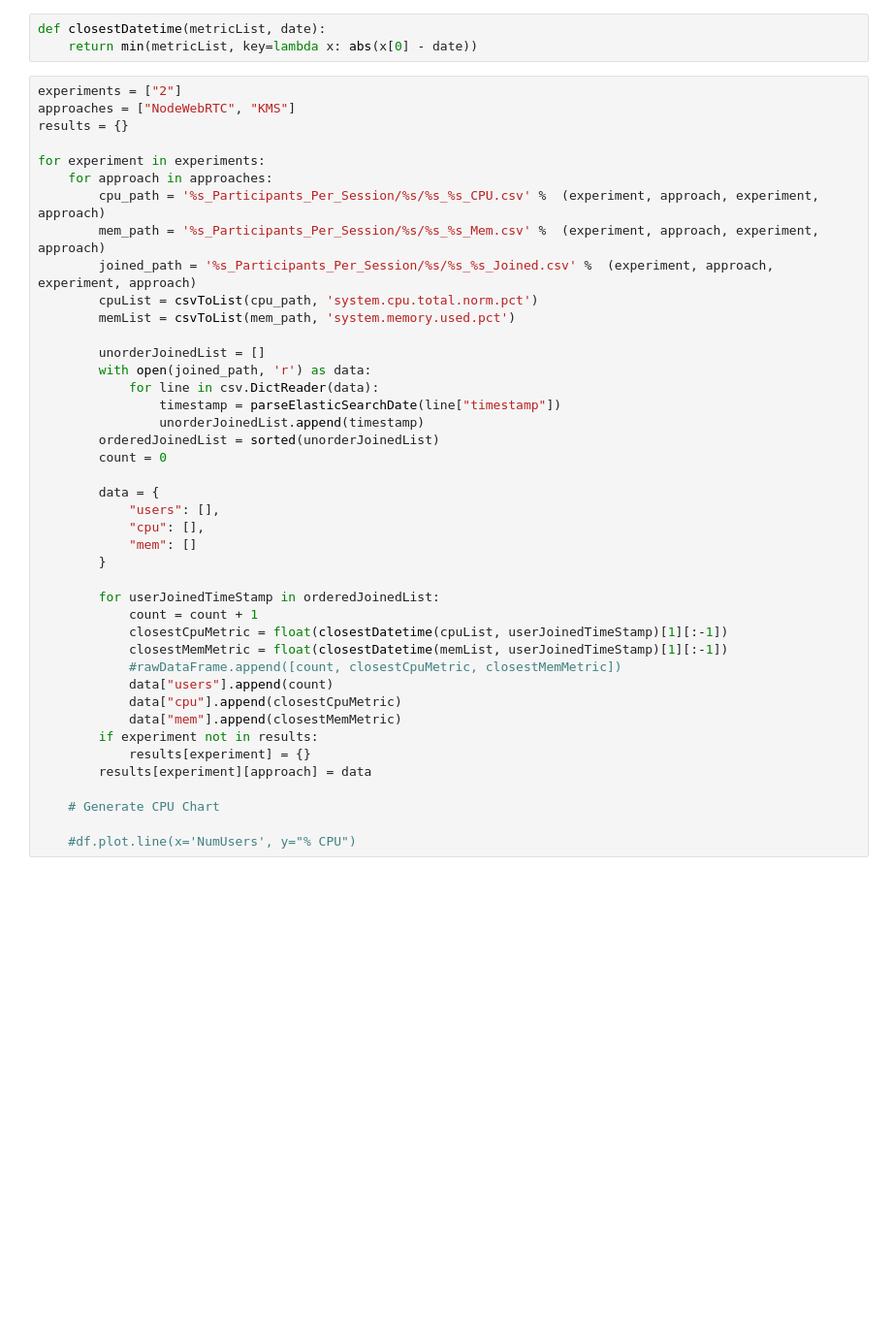
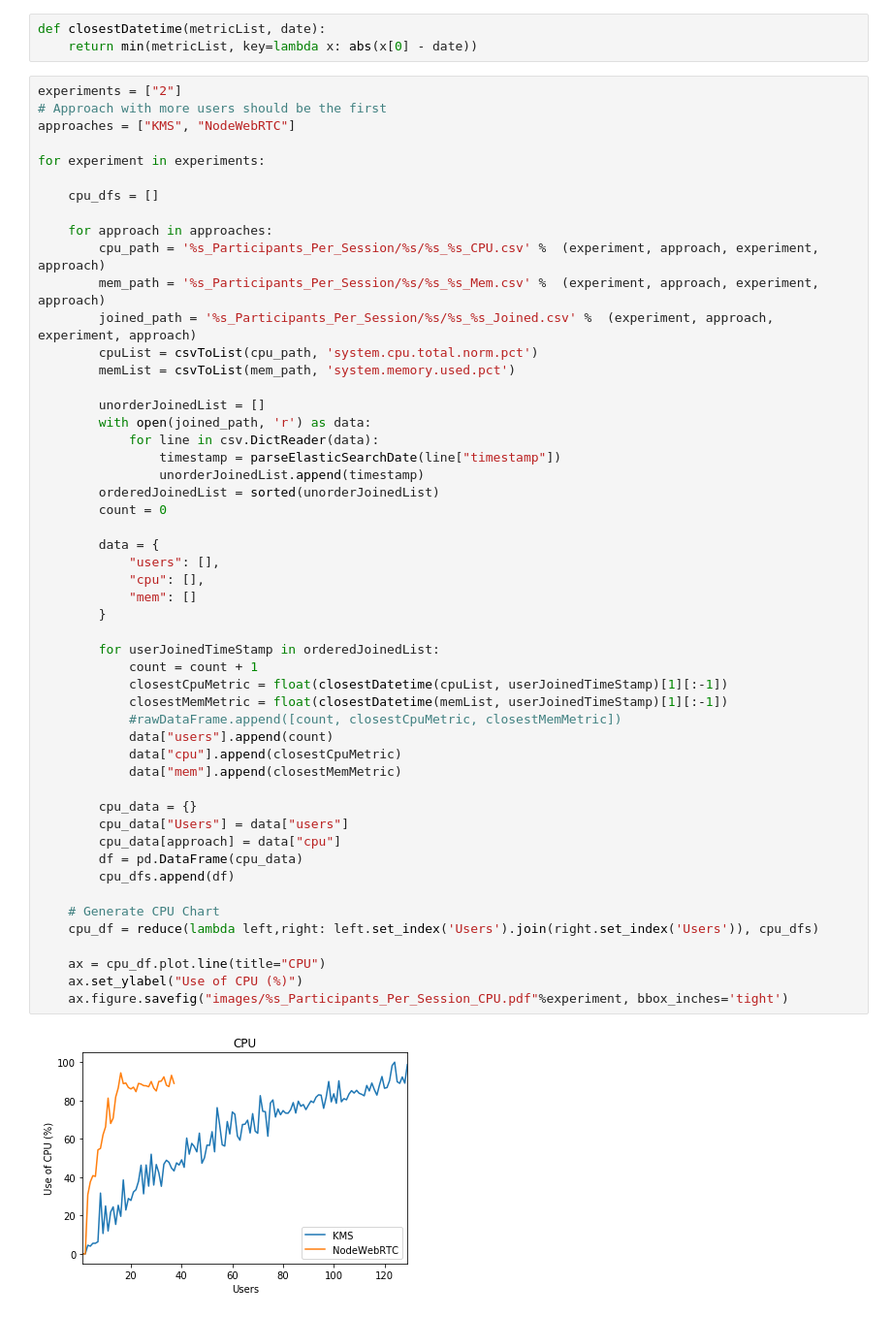
Before and after one commit to Maes95/ChartGenerator_WebRTC, a Jupyter notebook: ChartGenerator.ipynb, the cells around one changed output. Shown at 97% size. Cells and saved outputs as stored; diff of their text form; blank space fills up the shorter version.

```diff
--- a/ChartGenerator.ipynb
+++ b/ChartGenerator.ipynb
@@ -20,44 +20,55 @@ def closestDatetime(metricList, date):
     return min(metricList, key=lambda x: abs(x[0] - date))
 # %%
 experiments = ["2"]
-approaches = ["NodeWebRTC", "KMS"]
-results = {}
+# Approach with more users should be the first
+approaches = ["KMS", "NodeWebRTC"]
 
 for experiment in experiments:
+
+    cpu_dfs = []
+
     for approach in approaches:
         cpu_path = '%s_Participants_Per_Session/%s/%s_%s_CPU.csv' %  (experiment, approach, experiment, approach)
         mem_path = '%s_Participants_Per_Session/%s/%s_%s_Mem.csv' %  (experiment, approach, experiment, approach)
         joined_path = '%s_Participants_Per_Session/%s/%s_%s_Joined.csv' %  (experiment, approach, experiment, approach)
         cpuList = csvToList(cpu_path, 'system.cpu.total.norm.pct')
         memList = csvToList(mem_path, 'system.memory.used.pct')
 
         unorderJoinedList = []
         with open(joined_path, 'r') as data:
             for line in csv.DictReader(data):
                 timestamp = parseElasticSearchDate(line["timestamp"])
                 unorderJoinedList.append(timestamp)
         orderedJoinedList = sorted(unorderJoinedList)
         count = 0
 
         data = {
             "users": [],
             "cpu": [],
             "mem": []
         }
 
         for userJoinedTimeStamp in orderedJoinedList:
             count = count + 1
             closestCpuMetric = float(closestDatetime(cpuList, userJoinedTimeStamp)[1][:-1])
             closestMemMetric = float(closestDatetime(memList, userJoinedTimeStamp)[1][:-1])
             #rawDataFrame.append([count, closestCpuMetric, closestMemMetric])
             data["users"].append(count)
             data["cpu"].append(closestCpuMetric)
             data["mem"].append(closestMemMetric)
-        if experiment not in results:
-            results[experiment] = {}
-        results[experiment][approach] = data
+
+        cpu_data = {}
+        cpu_data["Users"] = data["users"]
+        cpu_data[approach] = data["cpu"]
+        df = pd.DataFrame(cpu_data)
+        cpu_dfs.append(df)
 
     # Generate CPU Chart
+    cpu_df = reduce(lambda left,right: left.set_index('Users').join(right.set_index('Users')), cpu_dfs)
 
-    #df.plot.line(x='NumUsers', y="% CPU")
+    ax = cpu_df.plot.line(title="CPU")
+    ax.set_ylabel("Use of CPU (%)")
+    ax.figure.savefig("images/%s_Participants_Per_Session_CPU.pdf"%experiment, bbox_inches='tight')
+# %% [output]
+[figure, added]
 # %%
```
Also changed, not shown: parts of 1 cell of this notebook, 1 other file.
